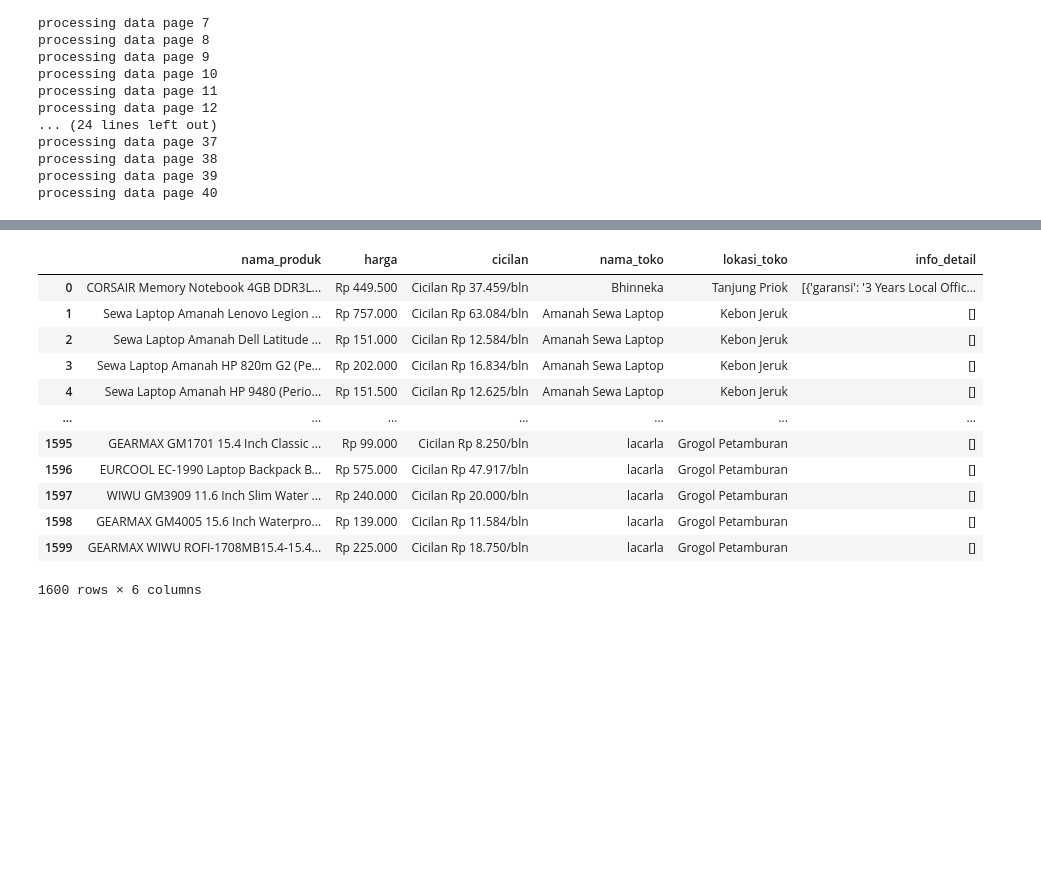
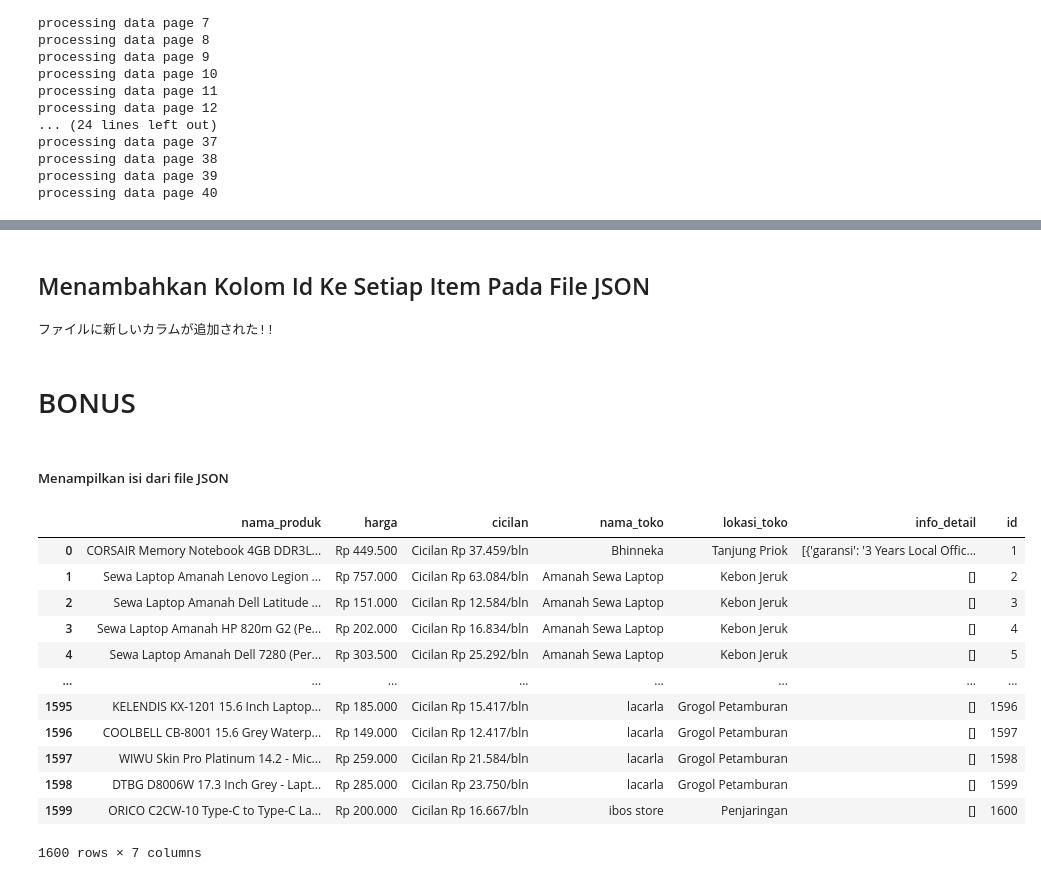
Before and after one commit to wargabasdat/Seleksi-2023-Tugas-1, a Jupyter notebook: Data Scraping/src/bhinneka_scrape.ipynb, the cells around one changed output, grey strips where cells are left out. Drawn from its saved outputs; the diff is of its cells as text; code cells hidden in the pictures; blank space fills up the shorter version.

```diff
--- a/Data Scraping/src/bhinneka_scrape.ipynb
+++ b/Data Scraping/src/bhinneka_scrape.ipynb
@@ -130,17 +136,35 @@ NameError: name 'Data_Laptop_Bhinneka' is not defined
+# %% [markdown]
+## Menambahkan Kolom Id Ke Setiap Item Pada File JSON
+# %%
+with open('C:\Coding\Python\Seleksi-2023-Tugas-1\Data Scraping\data\Data_Laptop_Bhinneka.json') as f:
+    data = json.load(f)
+
+for i, item in enumerate(data):
+    item['id'] = i + 1
+
+with open('C:\Coding\Python\Seleksi-2023-Tugas-1\Data Scraping\data\Data_Laptop_Bhinneka.json', 'w') as f:
+    json.dump(data, f, indent=4)
+print("ファイルに新しいカラムが追加された!!")
+# %% [output]
+ファイルに新しいカラムが追加された!!
+# %% [markdown]
+# BONUS
+# %% [markdown]
+##### Menampilkan isi dari file JSON
 # %%
-data = pd.read_json('C:\Coding\Python\Lab Basdat\Data_Laptop_Bhinneka.json')
+data = pd.read_json('C:\Coding\Python\Seleksi-2023-Tugas-1\Data Scraping\data\Data_Laptop_Bhinneka.json')
 data
 # %% [output]
-|  | nama_produk | harga | cicilan | nama_toko | lokasi_toko | info_detail |
-| 0 | CORSAIR Memory Notebook 4GB DDR3L... | Rp 449.500 | Cicilan Rp 37.459/bln | Bhinneka | Tanjung Priok | [{'garansi': '3 Years Local Offic... |
-| 1 | Sewa Laptop Amanah Lenovo Legion ... | Rp 757.000 | Cicilan Rp 63.084/bln | Amanah Sewa Laptop | Kebon Jeruk | [] |
-| 2 | Sewa Laptop Amanah Dell Latitude ... | Rp 151.000 | Cicilan Rp 12.584/bln | Amanah Sewa Laptop | Kebon Jeruk | [] |
-| 3 | Sewa Laptop Amanah HP 820m G2 (Pe... | Rp 202.000 | Cicilan Rp 16.834/bln | Amanah Sewa Laptop | Kebon Jeruk | [] |
-| 4 | Sewa Laptop Amanah HP 9480 (Perio... | Rp 151.500 | Cicilan Rp 12.625/bln | Amanah Sewa Laptop | Kebon Jeruk | [] |
-| ... | ... | ... | ... | ... | ... | ... |
-| 1595 | GEARMAX GM1701 15.4 Inch Classic ... | Rp 99.000 | Cicilan Rp 8.250/bln | lacarla | Grogol Petamburan | [] |
-| 1596 | EURCOOL EC-1990 Laptop Backpack B... | Rp 575.000 | Cicilan Rp 47.917/bln | lacarla | Grogol Petamburan | [] |
-| 1597 | WIWU GM3909 11.6 Inch Slim Water ... | Rp 240.000 | Cicilan Rp 20.000/bln | lacarla | Grogol Petamburan | [] |
-| 1598 | GEARMAX GM4005 15.6 Inch Waterpro... | Rp 139.000 | Cicilan Rp 11.584/bln | lacarla | Grogol Petamburan | [] |
-| 1599 | GEARMAX WIWU ROFI-1708MB15.4-15.4... | Rp 225.000 | Cicilan Rp 18.750/bln | lacarla | Grogol Petamburan | [] |
+|  | nama_produk | harga | cicilan | nama_toko | lokasi_toko | info_detail | id |
+| 0 | CORSAIR Memory Notebook 4GB DDR3L... | Rp 449.500 | Cicilan Rp 37.459/bln | Bhinneka | Tanjung Priok | [{'garansi': '3 Years Local Offic... | 1 |
+| 1 | Sewa Laptop Amanah Lenovo Legion ... | Rp 757.000 | Cicilan Rp 63.084/bln | Amanah Sewa Laptop | Kebon Jeruk | [] | 2 |
+| 2 | Sewa Laptop Amanah Dell Latitude ... | Rp 151.000 | Cicilan Rp 12.584/bln | Amanah Sewa Laptop | Kebon Jeruk | [] | 3 |
+| 3 | Sewa Laptop Amanah HP 820m G2 (Pe... | Rp 202.000 | Cicilan Rp 16.834/bln | Amanah Sewa Laptop | Kebon Jeruk | [] | 4 |
+| 4 | Sewa Laptop Amanah Dell 7280 (Per... | Rp 303.500 | Cicilan Rp 25.292/bln | Amanah Sewa Laptop | Kebon Jeruk | [] | 5 |
+| ... | ... | ... | ... | ... | ... | ... | ... |
+| 1595 | KELENDIS KX-1201 15.6 Inch Laptop... | Rp 185.000 | Cicilan Rp 15.417/bln | lacarla | Grogol Petamburan | [] | 1596 |
+| 1596 | COOLBELL CB-8001 15.6 Grey Waterp... | Rp 149.000 | Cicilan Rp 12.417/bln | lacarla | Grogol Petamburan | [] | 1597 |
+| 1597 | WIWU Skin Pro Platinum 14.2 - Mic... | Rp 259.000 | Cicilan Rp 21.584/bln | lacarla | Grogol Petamburan | [] | 1598 |
+| 1598 | DTBG D8006W 17.3 Inch Grey - Lapt... | Rp 285.000 | Cicilan Rp 23.750/bln | lacarla | Grogol Petamburan | [] | 1599 |
+| 1599 | ORICO C2CW-10 Type-C to Type-C La... | Rp 200.000 | Cicilan Rp 16.667/bln | ibos store | Penjaringan | [] | 1600 |
-1600 rows × 6 columns
+1600 rows × 7 columns
```
Also changed, not shown: parts of 17 cells of this notebook, 22 other files.
